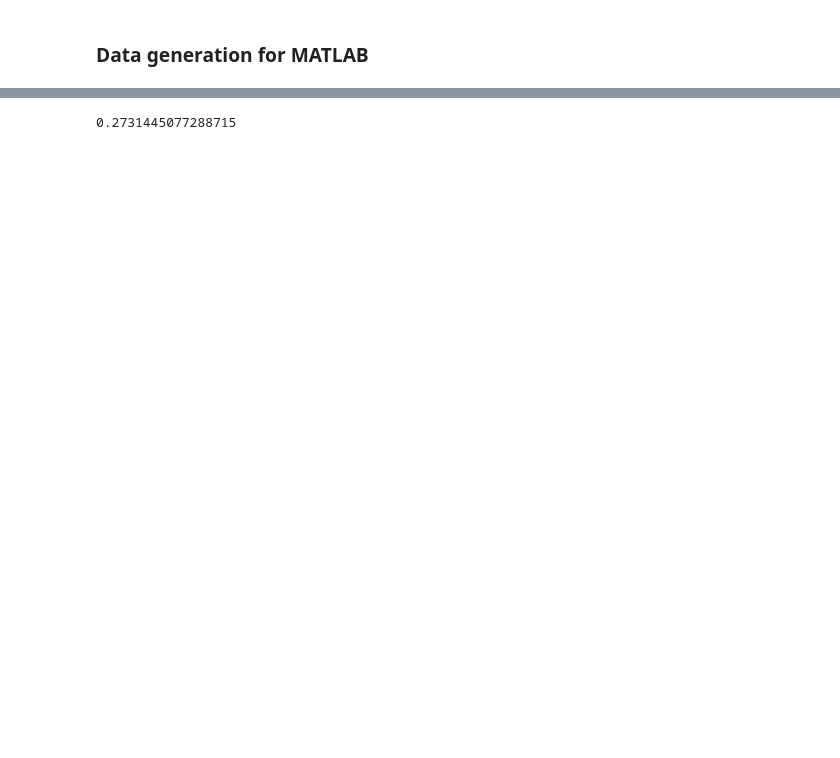
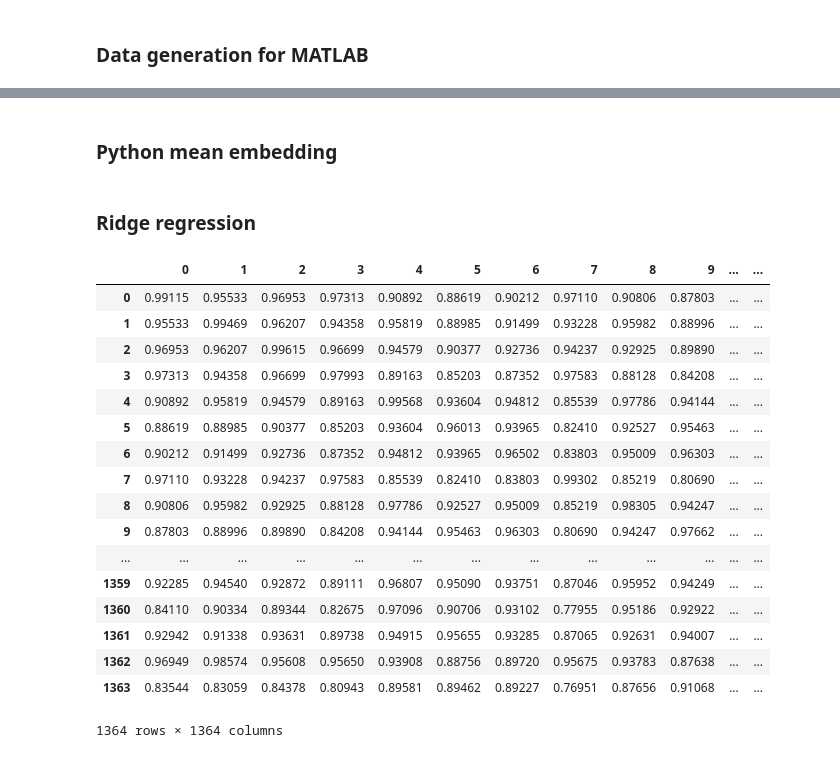
Before and after one commit to anthonyhu/aerosol-depth-prediction, a Jupyter notebook: Kernel embedding ridge regression.ipynb, the cells around one changed output, grey strips where cells are left out. Drawn from its saved outputs; the diff is of its cells as text; code cells hidden in the pictures; blank space fills up the shorter version.

Commit message:
Implemented ridge regression

```diff
--- a/Kernel embedding ridge regression.ipynb
+++ b/Kernel embedding ridge regression.ipynb
@@ -89,0 +75,2 @@ for i in range(nb_bag):
+# %% [markdown]
+### Python mean embedding
@@ -89,0 +120,23 @@ for i in range(nb_bag):
+# %% [markdown]
+### Ridge regression
+# %%
+G
+# %% [output]
+|  | 0 | 1 | 2 | 3 | 4 | 5 | 6 | 7 | 8 | 9 | ... | ... |
+| 0 | 0.99115 | 0.95533 | 0.96953 | 0.97313 | 0.90892 | 0.88619 | 0.90212 | 0.97110 | 0.90806 | 0.87803 | ... | ... |
+| 1 | 0.95533 | 0.99469 | 0.96207 | 0.94358 | 0.95819 | 0.88985 | 0.91499 | 0.93228 | 0.95982 | 0.88996 | ... | ... |
+| 2 | 0.96953 | 0.96207 | 0.99615 | 0.96699 | 0.94579 | 0.90377 | 0.92736 | 0.94237 | 0.92925 | 0.89890 | ... | ... |
+| 3 | 0.97313 | 0.94358 | 0.96699 | 0.97993 | 0.89163 | 0.85203 | 0.87352 | 0.97583 | 0.88128 | 0.84208 | ... | ... |
+| 4 | 0.90892 | 0.95819 | 0.94579 | 0.89163 | 0.99568 | 0.93604 | 0.94812 | 0.85539 | 0.97786 | 0.94144 | ... | ... |
+| 5 | 0.88619 | 0.88985 | 0.90377 | 0.85203 | 0.93604 | 0.96013 | 0.93965 | 0.82410 | 0.92527 | 0.95463 | ... | ... |
+| 6 | 0.90212 | 0.91499 | 0.92736 | 0.87352 | 0.94812 | 0.93965 | 0.96502 | 0.83803 | 0.95009 | 0.96303 | ... | ... |
+| 7 | 0.97110 | 0.93228 | 0.94237 | 0.97583 | 0.85539 | 0.82410 | 0.83803 | 0.99302 | 0.85219 | 0.80690 | ... | ... |
+| 8 | 0.90806 | 0.95982 | 0.92925 | 0.88128 | 0.97786 | 0.92527 | 0.95009 | 0.85219 | 0.98305 | 0.94247 | ... | ... |
+| 9 | 0.87803 | 0.88996 | 0.89890 | 0.84208 | 0.94144 | 0.95463 | 0.96303 | 0.80690 | 0.94247 | 0.97662 | ... | ... |
+| ... | ... | ... | ... | ... | ... | ... | ... | ... | ... | ... | ... | ... |
+| 1359 | 0.92285 | 0.94540 | 0.92872 | 0.89111 | 0.96807 | 0.95090 | 0.93751 | 0.87046 | 0.95952 | 0.94249 | ... | ... |
+| 1360 | 0.84110 | 0.90334 | 0.89344 | 0.82675 | 0.97096 | 0.90706 | 0.93102 | 0.77955 | 0.95186 | 0.92922 | ... | ... |
+| 1361 | 0.92942 | 0.91338 | 0.93631 | 0.89738 | 0.94915 | 0.95655 | 0.93285 | 0.87065 | 0.92631 | 0.94007 | ... | ... |
+| 1362 | 0.96949 | 0.98574 | 0.95608 | 0.95650 | 0.93908 | 0.88756 | 0.89720 | 0.95675 | 0.93783 | 0.87638 | ... | ... |
+| 1363 | 0.83544 | 0.83059 | 0.84378 | 0.80943 | 0.89581 | 0.89462 | 0.89227 | 0.76951 | 0.87656 | 0.91068 | ... | ... |
+1364 rows × 1364 columns
@@ -93,22 +160,0 @@ l2_reg = 10**(-8)
-# %%
-y_hat = []
-test_id_list = np.arange(980, 1100, dtype=int)
-
-for test_id in test_id_list:
-    K_test = np.zeros((1, nb_bag))
-
-    for j in range(nb_bag):
-        X1 = train.loc[train["id"] == (j+1), cols_orig].values
-        X2 = test.loc[test["id"] == test_id, cols_orig].values
-        K_test[0, j] = mean_embedding(X1, X2, {'name': 'invmquadr','c': theta})
-
-    # Ridge regression
-    ridge_mat = K_matrix + (l2_reg * nb_bag) * np.identity(nb_bag)
-    ridge_mat_inv = np.linalg.solve(ridge_mat, np.identity(nb_bag))
-    y_hat.append((K_test.dot(ridge_mat_inv)).dot(y_train)[0, 0])
-
-y_hat = np.array(y_hat)
-
-np.sqrt(mean_squared_error(y_hat, test["y"].unique()[:120]))
-# %% [output]
-0.2731445077288715
```
Also changed, not shown: parts of 27 cells of this notebook.
